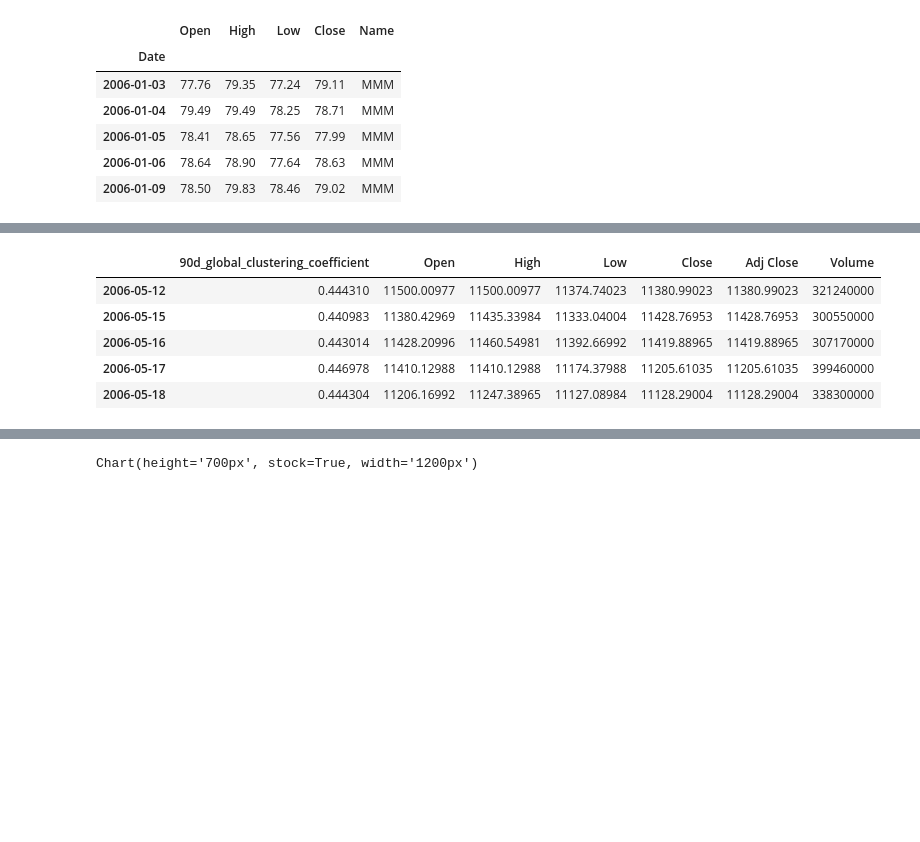
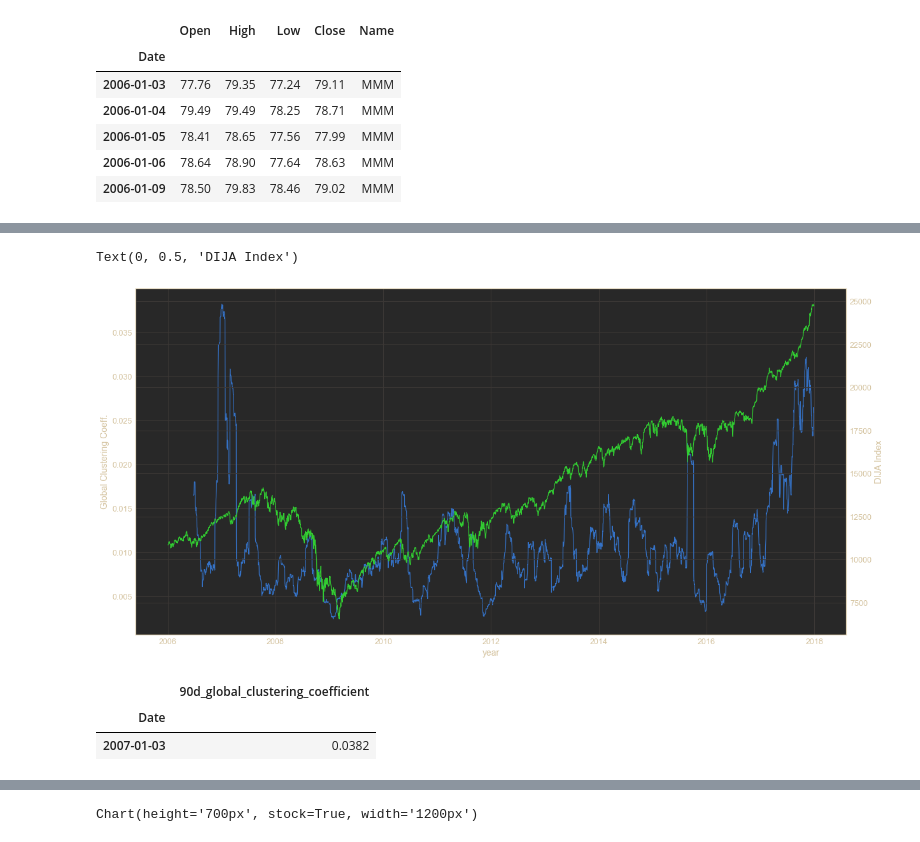
Before and after one commit to mayabenowitz/hedgepy, a Jupyter notebook: notebooks/1.0-mayab-dcor-clustering-exploration-.ipynb, the cells around one changed output, grey strips where cells are left out. Cells and saved outputs as stored; diff of their text form; code cells hidden in the pictures; blank space fills up the shorter version.

```diff
--- a/notebooks/1.0-mayab-dcor-clustering-exploration-.ipynb
+++ b/notebooks/1.0-mayab-dcor-clustering-exploration-.ipynb
@@ -90,9 +54,23 @@ df_final = df_clustering.merge(df_dija_index, left_index=True, right_index=True)
-# %%
-df_final.head()
-# %% [output]
-|  | 90d_global_clustering_coefficient | Open | High | Low | Close | Adj Close | Volume |
-| 2006-05-12 | 0.444310 | 11500.00977 | 11500.00977 | 11374.74023 | 11380.99023 | 11380.99023 | 321240000 |
-| 2006-05-15 | 0.440983 | 11380.42969 | 11435.33984 | 11333.04004 | 11428.76953 | 11428.76953 | 300550000 |
-| 2006-05-16 | 0.443014 | 11428.20996 | 11460.54981 | 11392.66992 | 11419.88965 | 11419.88965 | 307170000 |
-| 2006-05-17 | 0.446978 | 11410.12988 | 11410.12988 | 11174.37988 | 11205.61035 | 11205.61035 | 399460000 |
-| 2006-05-18 | 0.444304 | 11206.16992 | 11247.38965 | 11127.08984 | 11128.29004 | 11128.29004 | 338300000 |
+# %%
+dft = pd.read_csv('../experiments/data/processed/DIJA-2006-2008-90d-dcor-nx-clustering-0.33corr-thresh.csv')
+dft = dft.rename(columns={'Unnamed: 0': 'Date'})
+dft['Date'] = pd.to_datetime(dft['Date'])
+dft.set_index('Date', inplace=True)
+# %%
+fig, ax = plt.subplots(figsize=(20,10))
+ax.plot(dft.pct_change().rolling(30).std())
+ax.set_xlabel("year", fontsize=14)
+ax.set_ylabel("Global Clustering Coeff.", fontsize=14)
+
+ax2 = ax.twinx()
+ax2.plot(df_dija_index['Close'], color='limegreen')
+ax2.set_ylabel('DIJA Index', fontsize=14)
+# %% [output]
+Text(0, 0.5, 'DIJA Index')
+[figure, added]
+# %%
+dft.pct_change().rolling(30).std()[dft.pct_change().rolling(30).std()['90d_global_clustering_coefficient'] == dft.pct_change().rolling(30).std().max()[0]]
+# %% [output]
+|  | 90d_global_clustering_coefficient |
+| Date |  |
+| 2007-01-03 | 0.0382 |
```
Also changed, not shown: parts of 16 cells of this notebook, 1 other file.
